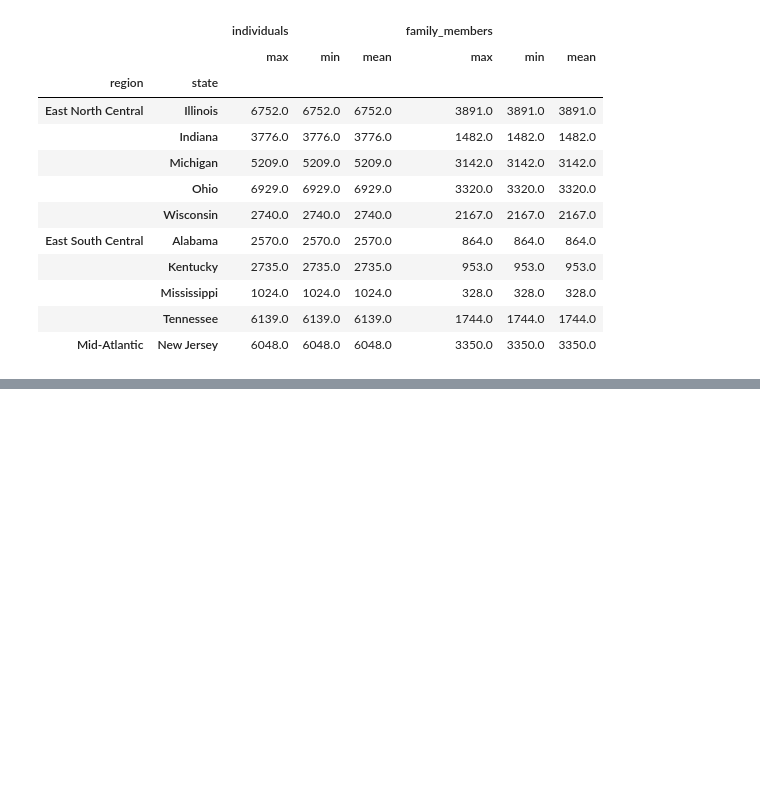
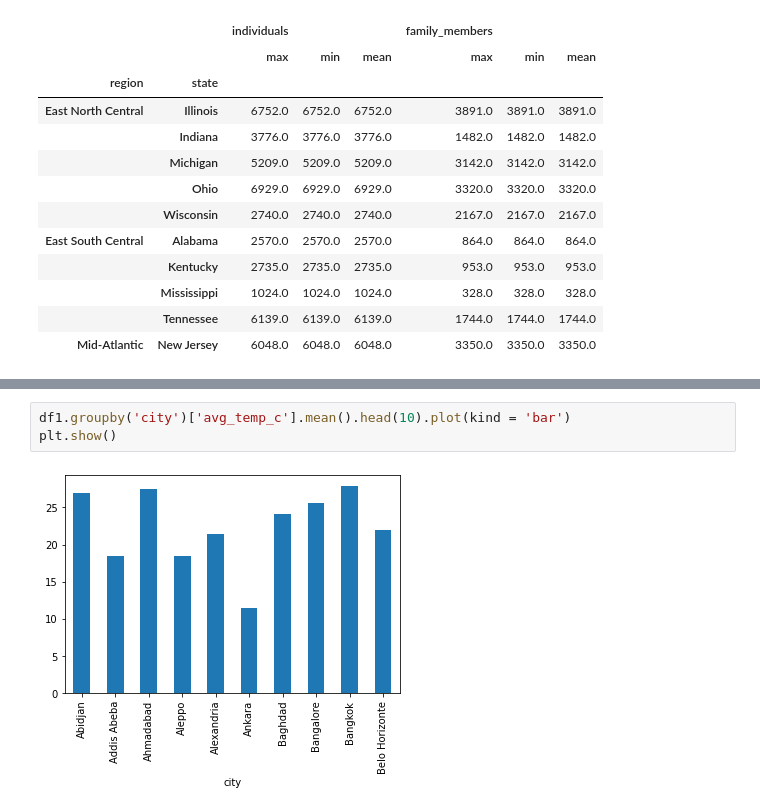
Before and after one commit to thien1892/Skill_for_Data_Scientist_with_Python, a Jupyter notebook: Data_Manipulation_with_pandas.ipynb, the cells around one changed output, grey strips where cells are left out. Drawn from its saved outputs; the diff is of its cells as text; blank space fills up the shorter version.

```diff
--- a/Data_Manipulation_with_pandas.ipynb
+++ b/Data_Manipulation_with_pandas.ipynb
@@ -345,0 +528,5 @@ df.groupby(['region', 'state'])['individuals', 'family_members'].agg([max, min,
+# %%
+df1.groupby('city')['avg_temp_c'].mean().head(10).plot(kind = 'bar')
+plt.show()
+# %% [output]
+[figure, added]
```
Also changed, not shown: parts of 38 cells of this notebook.
